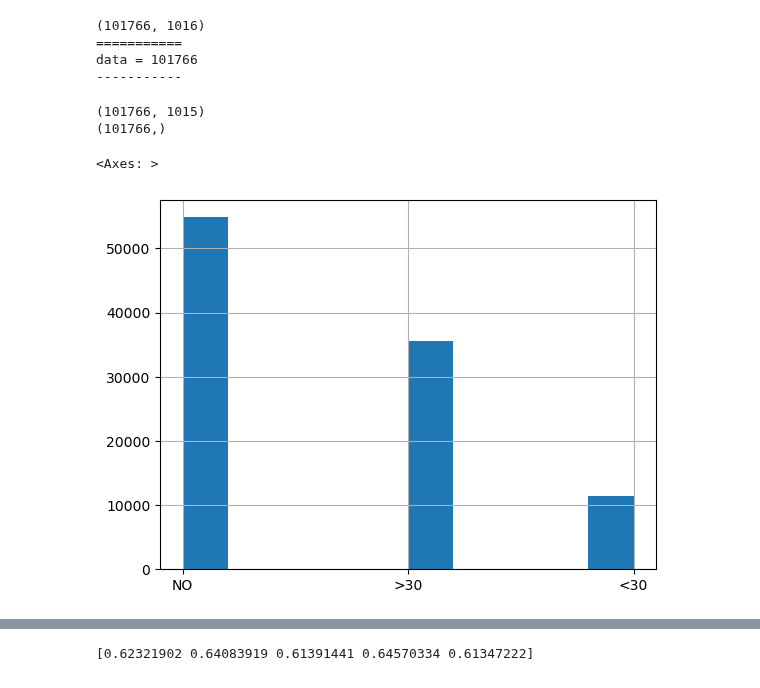
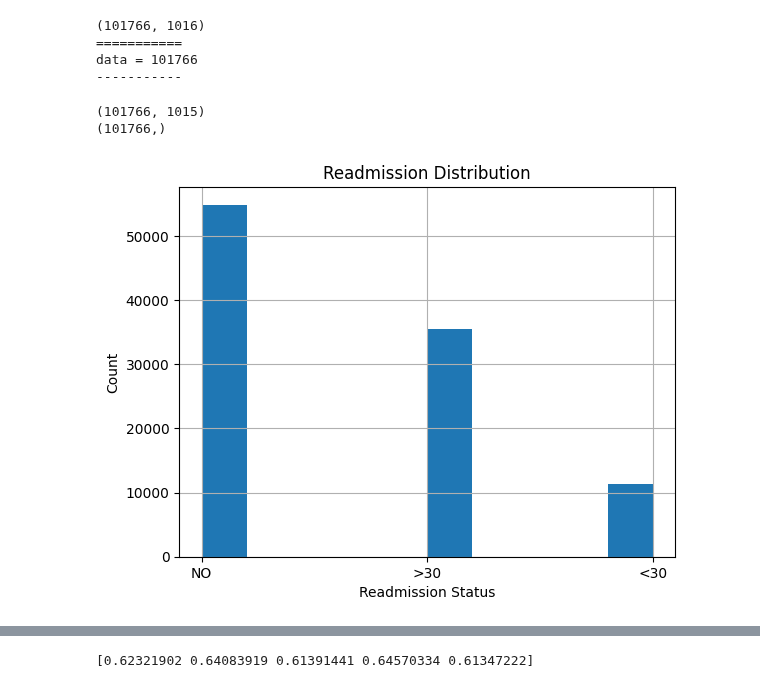
Before and after one commit to taddbackus/qtw, a Jupyter notebook: CaseStudy2/caseStudy2v3.ipynb, the cells around one changed output, grey strips where cells are left out. Cells and saved outputs as stored; diff of their text form; code cells hidden in the pictures.

```diff
--- a/CaseStudy2/caseStudy2v3.ipynb
+++ b/CaseStudy2/caseStudy2v3.ipynb
@@ -196,16 +206,19 @@ data = 101766
 # %%
 X = dfEncoded.drop(['readmitted'],axis=1)
 y = dfEncoded['readmitted']
 yReadmitted = dfEncoded['readmitted'].replace(['NO','>30','<30'],
                                               [0,1,1])
 yLessThan30 = dfEncoded['readmitted'].replace(['NO','>30','<30'],
                                               [0,0,1])
 featureNames = X.columns.tolist()
 print(X.shape)
 print(y.shape)
 dfEncoded['readmitted'].hist()
+plt.title('Readmission Distribution')
+plt.xlabel('Readmission Status')
+plt.ylabel('Count')
+plt.show()
 # %% [output]
 (101766, 1015)
 (101766,)
-<Axes: >
-[figure, old version]
+[figure, new version]
```
Also changed, not shown: parts of 20 cells of this notebook.
